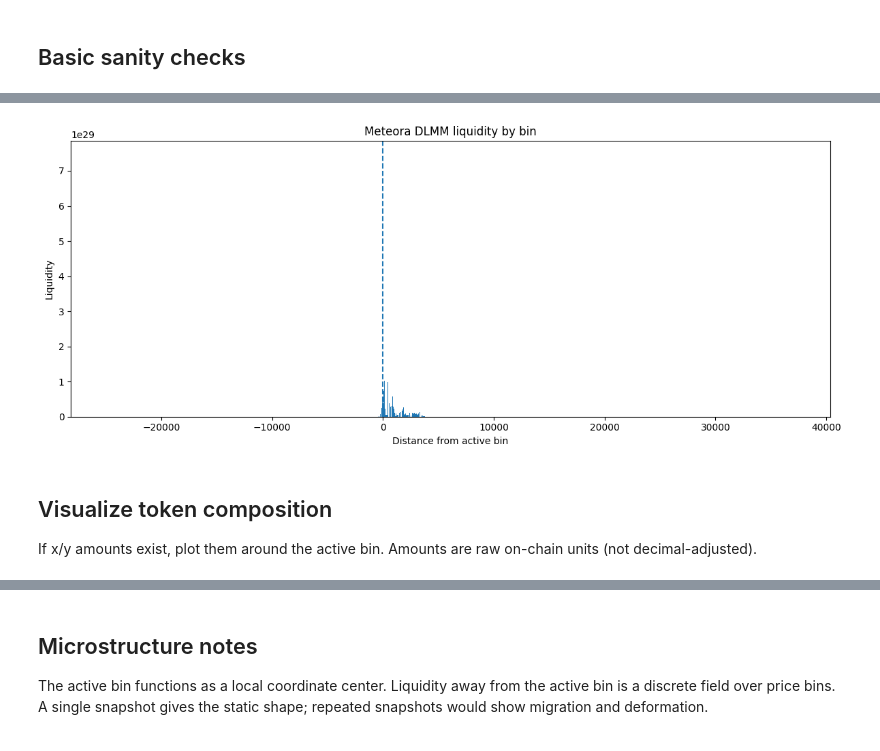
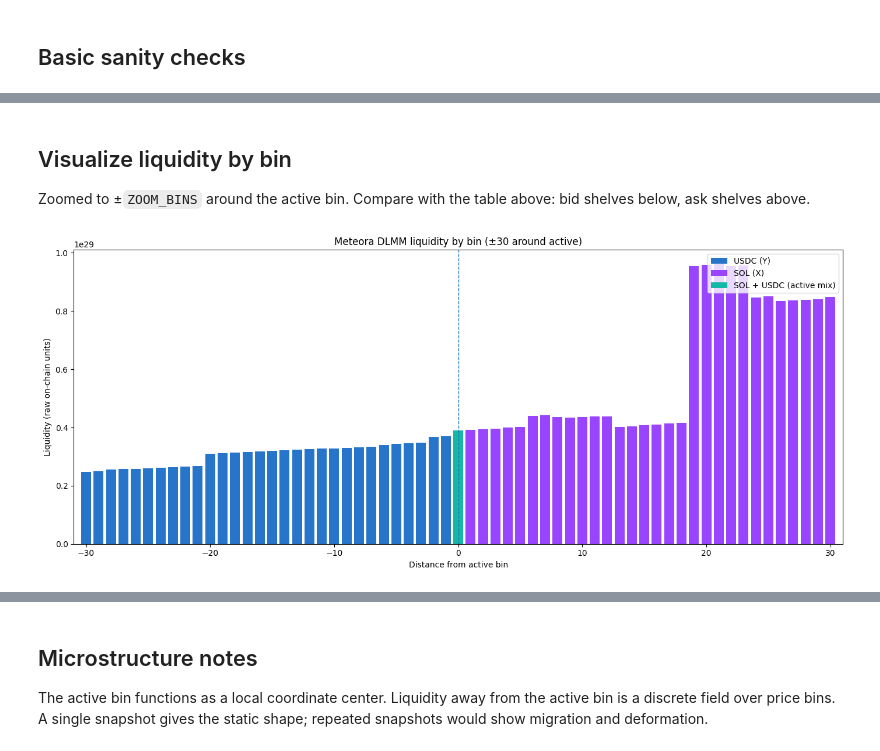
Before and after one commit to topobear/meteora_bin_atlas, a Jupyter notebook: notebooks/01_connect_fetch_explore_meteora.ipynb, the cells around one changed output, grey strips where cells are left out. Drawn from its saved outputs; the diff is of its cells as text; code cells hidden in the pictures.

```diff
--- a/notebooks/01_connect_fetch_explore_meteora.ipynb
+++ b/notebooks/01_connect_fetch_explore_meteora.ipynb
@@ -225,23 +363,37 @@ The plots below zoom to ±`ZOOM_BINS` around the active bin. Full-pool plots com
+# %% [markdown]
+## Visualize liquidity by bin
+
+Zoomed to ±`ZOOM_BINS` around the active bin. Compare with the table above: bid shelves below, ask shelves above.
 # %%
+from matplotlib.patches import Patch
+
 plot_df = neighborhood_df
+bar_colors = plot_df.apply(
+    lambda row: bar_color_for_bin(row["x_amount"], row["y_amount"]), axis=1
+)
 
 fig, ax = plt.subplots(figsize=(14, 6))
 bar_width = 0.8
 ax.bar(
     plot_df["distance_from_active"],
     plot_df["liquidity"],
     width=bar_width,
+    color=bar_colors,
 )
 ax.axvline(0, linestyle="--", linewidth=1)
 ax.set_xlim(-ZOOM_BINS - 1, ZOOM_BINS + 1)
 ax.set_xlabel("Distance from active bin")
 ax.set_ylabel("Liquidity (raw on-chain units)")
 ax.set_title(f"Meteora DLMM liquidity by bin (±{ZOOM_BINS} around active)")
+ax.legend(
+    handles=[
+        Patch(facecolor=TOKEN_COLORS["Y"], label=f"{TOKEN_Y} (Y)"),
+        Patch(facecolor=TOKEN_COLORS["X"], label=f"{TOKEN_X} (X)"),
+        Patch(facecolor=TOKEN_COLORS["mix"], label=f"{TOKEN_X} + {TOKEN_Y} (active mix)"),
+    ],
+    loc="upper right",
+)
 fig.tight_layout()
 plt.show()
 # %% [output]
-[figure, old version]
+[figure, new version]
-# %% [markdown]
-## Visualize token composition
-
-If x/y amounts exist, plot them around the active bin. Amounts are raw on-chain units (not decimal-adjusted).
```
Also changed, not shown: parts of 12 cells of this notebook, 16 other files.
